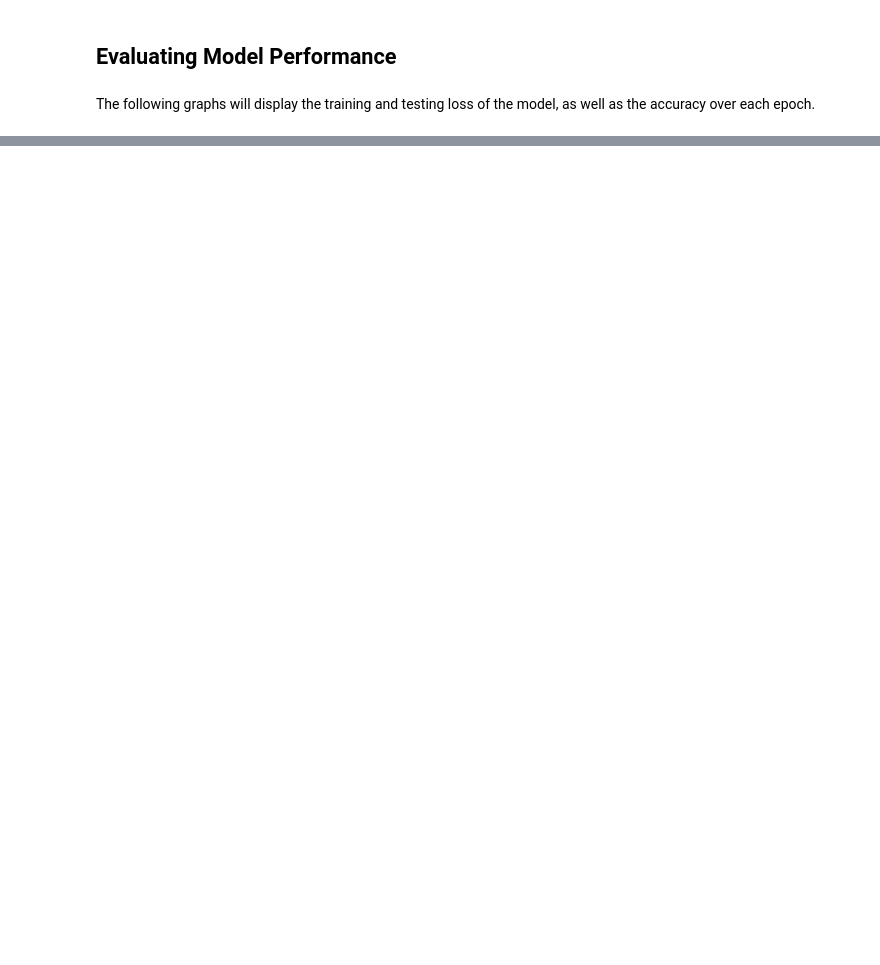
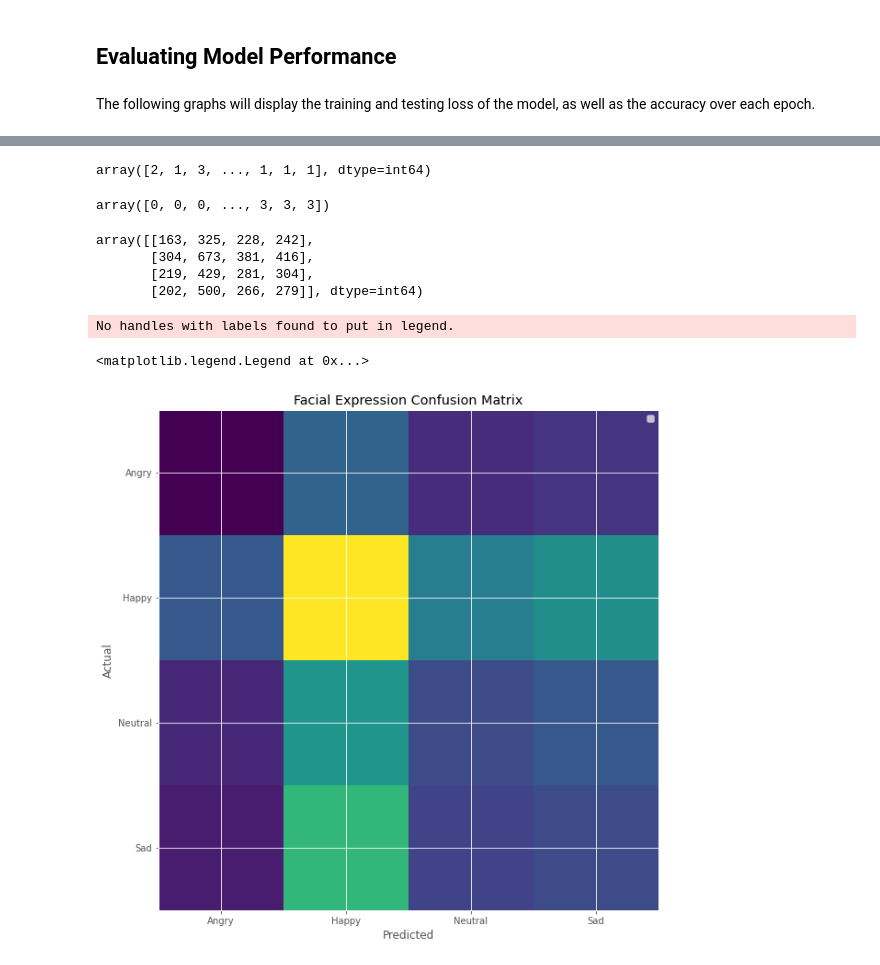
Before and after one commit to granthicks/facial-expression-recongition, a Jupyter notebook: facial-expression-recognition.ipynb, the cells around one changed output, grey strips where cells are left out. Cells and saved outputs as stored; diff of their text form; code cells hidden in the pictures; blank space fills up the shorter version.

Commit message:
Started work on more analysis, confusion matrix, etc...

```diff
--- a/facial-expression-recognition.ipynb
+++ b/facial-expression-recognition.ipynb
@@ -258,0 +280,33 @@ At this point I am ready to test out the model in real-time predictions. The mod
+# %%
+pred_classes = np.argmax(preds, axis = 1)
+pred_classes
+# %% [output]
+array([2, 1, 3, ..., 1, 1, 1], dtype=int64)
+# %%
+true = test_set.classes
+true
+# %% [output]
+array([0, 0, 0, ..., 3, 3, 3])
+# %%
+cm = confusion_matrix(true, pred_classes)
+cm
+# %% [output]
+array([[163, 325, 228, 242],
+       [304, 673, 381, 416],
+       [219, 429, 281, 304],
+       [202, 500, 266, 279]], dtype=int64)
+# %%
+labels = ['Angry', 'Happy', 'Neutral', 'Sad']
+# %%
+plt.figure(figsize=(10,10))
+plt.imshow(cm)
+plt.title('Facial Expression Confusion Matrix')
+plt.xlabel('Predicted')
+plt.ylabel('Actual')
+plt.xticks(ticks = range(len(labels)), labels = labels)
+plt.yticks(ticks = range(len(labels)), labels = labels)
+plt.legend()
+# %% [output]
+No handles with labels found to put in legend.
+<matplotlib.legend.Legend at 0x...>
+[figure, added]
```
Also changed, not shown: parts of 9 cells of this notebook.
